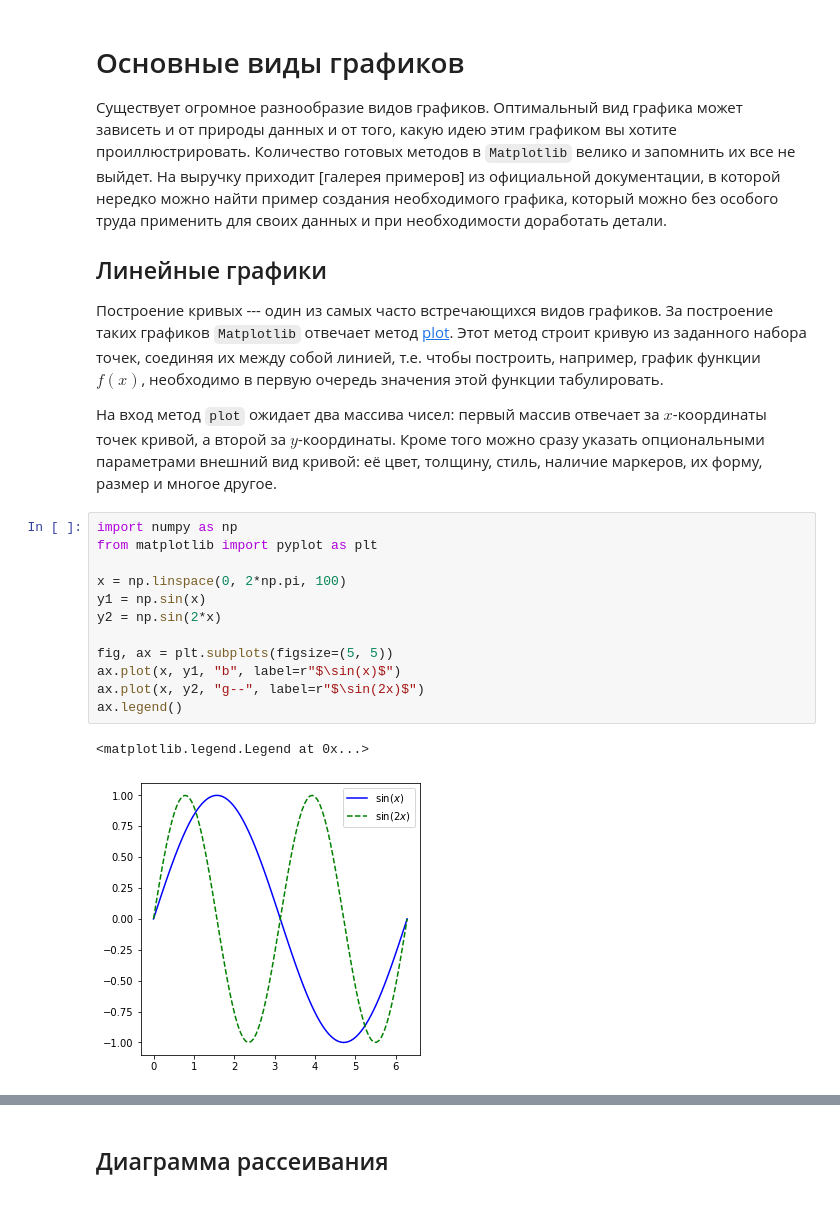
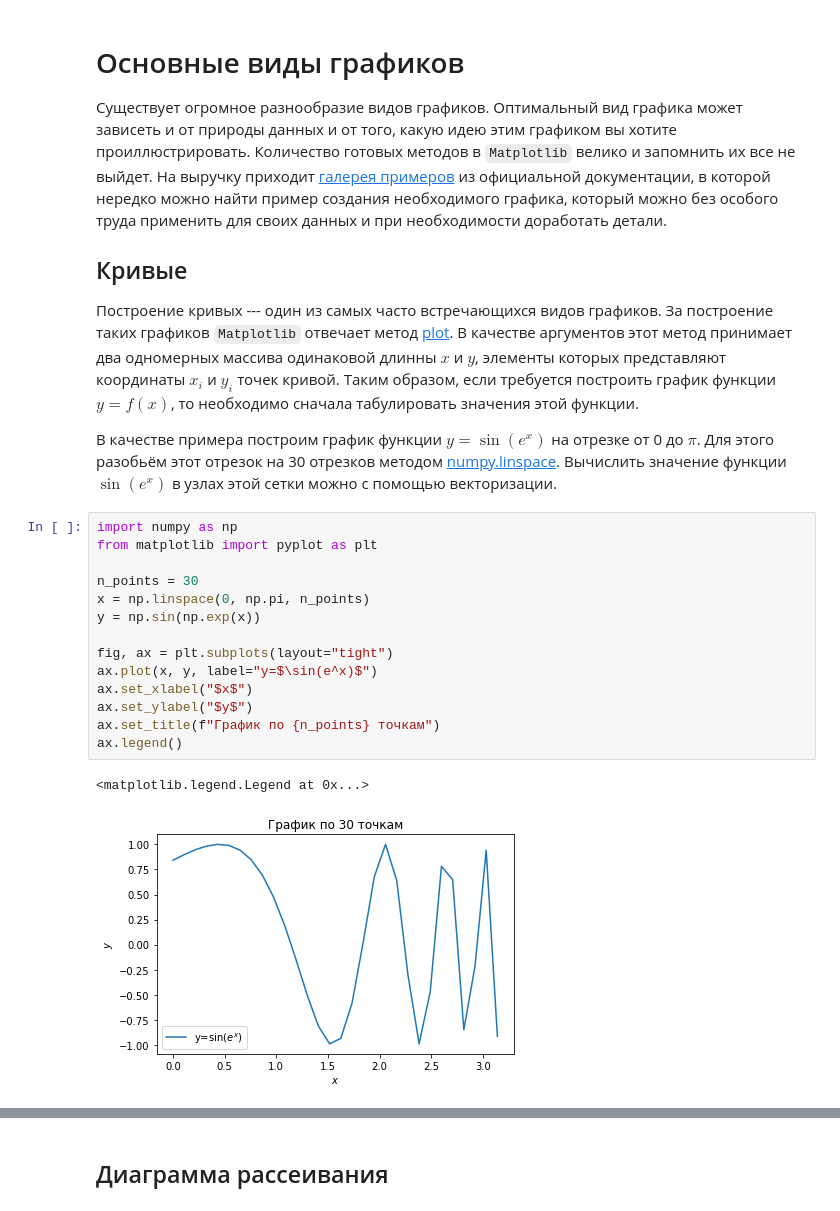
Before and after one commit to FadeevLecturer/python_lectures, a Jupyter notebook: notebooks/visualization/types_of_graphs.ipynb, the cells around one changed output, grey strips where cells are left out. Cells and saved outputs as stored; diff of their text form.

```diff
--- a/notebooks/visualization/types_of_graphs.ipynb
+++ b/notebooks/visualization/types_of_graphs.ipynb
@@ -1,25 +1,27 @@
 # %% [markdown]
 # Основные виды графиков
 
-Существует огромное разнообразие видов графиков. Оптимальный вид графика может зависеть и от природы данных и от того, какую идею этим графиком вы хотите проиллюстрировать. Количество готовых методов в `Matplotlib` велико и запомнить их все не выйдет. На выручку приходит [галерея примеров] из официальной документации, в которой нередко можно найти пример создания необходимого графика, который можно без особого труда применить для своих данных и при необходимости доработать детали.
+Существует огромное разнообразие видов графиков. Оптимальный вид графика может зависеть и от природы данных и от того, какую идею этим графиком вы хотите проиллюстрировать. Количество готовых методов в `Matplotlib` велико и запомнить их все не выйдет. На выручку приходит [галерея примеров](https://matplotlib.org/stable/gallery/index.html) из официальной документации, в которой нередко можно найти пример создания необходимого графика, который можно без особого труда применить для своих данных и при необходимости доработать детали.
 
-## Линейные графики
+## Кривые
 
-Построение кривых --- один из самых часто встречающихся видов графиков. За построение таких графиков `Matplotlib` отвечает метод [plot](https://matplotlib.org/stable/api/_as_gen/matplotlib.pyplot.plot.html). Этот метод строит кривую из заданного набора точек, соединяя их между собой линией, т.е. чтобы построить, например, график функции $f(x)$, необходимо в первую очередь значения этой функции табулировать.
+Построение кривых --- один из самых часто встречающихся видов графиков. За построение таких графиков `Matplotlib` отвечает метод [plot](https://matplotlib.org/stable/api/_as_gen/matplotlib.pyplot.plot.html). В качестве аргументов этот метод принимает два одномерных массива одинаковой длинны $x$ и $y$, элементы которых представляют координаты $x_i$ и $y_i$ точек кривой. Таким образом, если требуется построить график функции $y=f(x)$, то необходимо сначала табулировать значения этой функции.
 
-На вход метод `plot` ожидает два массива чисел: первый массив отвечает за $x$-координаты точек кривой, а второй за $y$-координаты. Кроме того можно сразу указать опциональными параметрами внешний вид кривой: её цвет, толщину, стиль, наличие маркеров, их форму, размер и многое другое.
+В качестве примера построим график функции $y=\sin(e^x)$ на отрезке от 0 до $\pi$. Для этого разобьём этот отрезок на 30 отрезков методом [numpy.linspace](https://numpy.org/doc/stable/reference/generated/numpy.linspace.html). Вычислить значение функции $\sin(e^x)$ в узлах этой сетки можно с помощью векторизации.
 # %%
 import numpy as np
 from matplotlib import pyplot as plt
 
-x = np.linspace(0, 2*np.pi, 100)
-y1 = np.sin(x)
-y2 = np.sin(2*x)
+n_points = 30
+x = np.linspace(0, np.pi, n_points)
+y = np.sin(np.exp(x))
 
-fig, ax = plt.subplots(figsize=(5, 5))
-ax.plot(x, y1, "b", label=r"$\sin(x)$")
-ax.plot(x, y2, "g--", label=r"$\sin(2x)$")
+fig, ax = plt.subplots(layout="tight")
+ax.plot(x, y, label="y=$\sin(e^x)$")
+ax.set_xlabel("$x$")
+ax.set_ylabel("$y$")
+ax.set_title(f"График по {n_points} точкам")
 ax.legend()
 # %% [output]
 <matplotlib.legend.Legend at 0x...>
-[figure, old version]
+[figure, new version]
```
Also changed, not shown: parts of 5 cells of this notebook, 5 other files.
